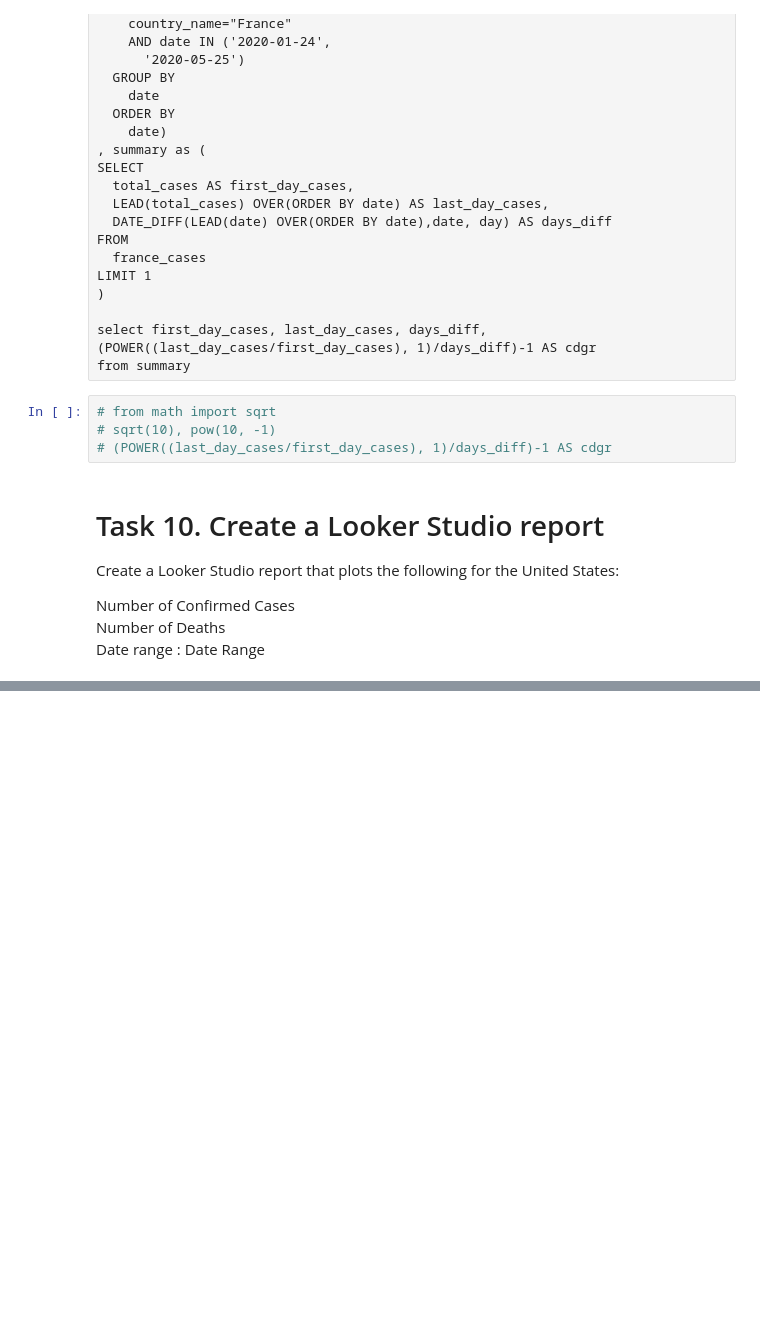
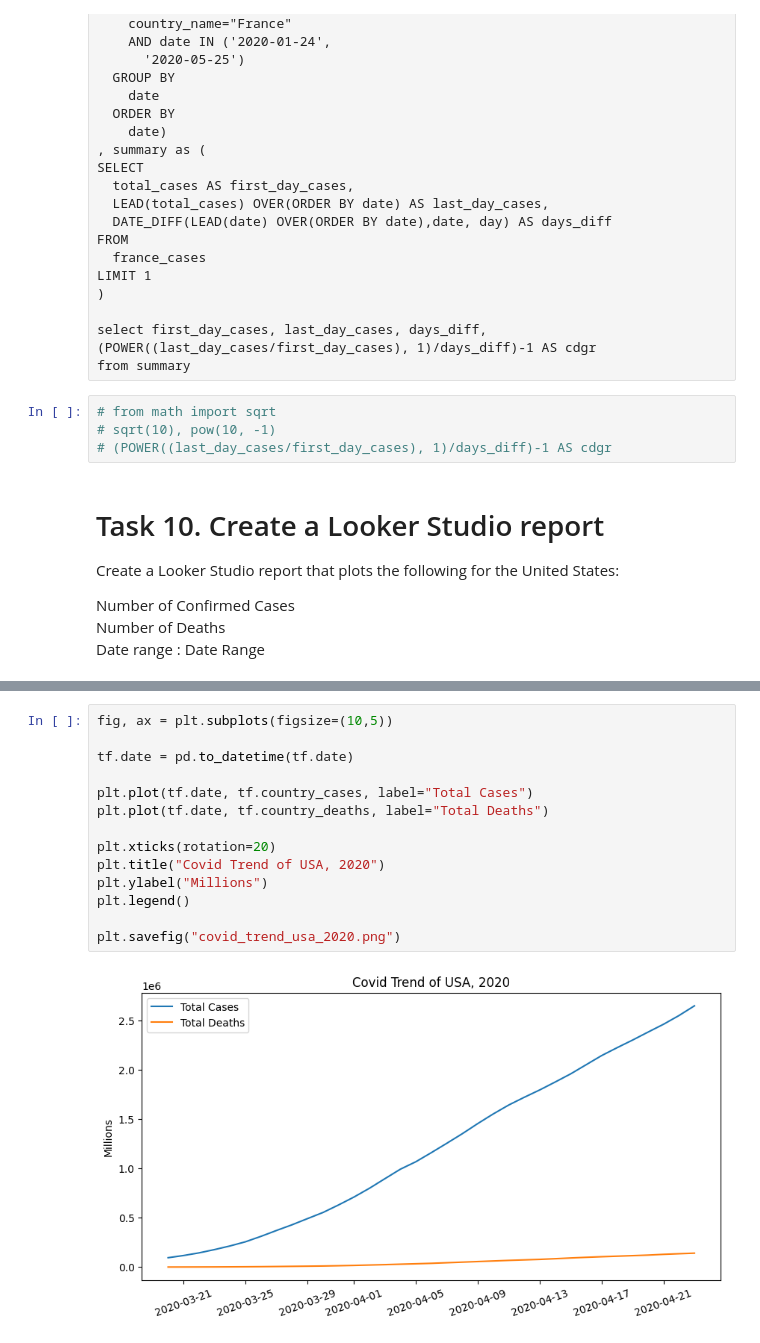
Before and after one commit to nagapv/analysis, a Jupyter notebook: Derive Insights from BigQuery Data.ipynb, the cells around one changed output, grey strips where cells are left out. Cells and saved outputs as stored; diff of their text form; blank space fills up the shorter version.

Commit message:
visualization added

```diff
--- a/Derive Insights from BigQuery Data.ipynb
+++ b/Derive Insights from BigQuery Data.ipynb
@@ -332,3 +334,19 @@ sqldf(q, globals())
 | 32 | 2020-04-21 | 2462473.0 | 129592.0 |
 | 33 | 2020-04-22 | 2550922.0 | 135977.0 |
 | 34 | 2020-04-23 | 2649574.0 | 141818.0 |
+# %%
+fig, ax = plt.subplots(figsize=(10,5))
+
+tf.date = pd.to_datetime(tf.date)
+
+plt.plot(tf.date, tf.country_cases, label="Total Cases")
+plt.plot(tf.date, tf.country_deaths, label="Total Deaths")
+
+plt.xticks(rotation=20)
+plt.title("Covid Trend of USA, 2020")
+plt.ylabel("Millions")
+plt.legend()
+
+plt.savefig("covid_trend_usa_2020.png")
+# %% [output]
+[figure, added]
```
Also changed, not shown: parts of 3 cells of this notebook, 1 other file.
